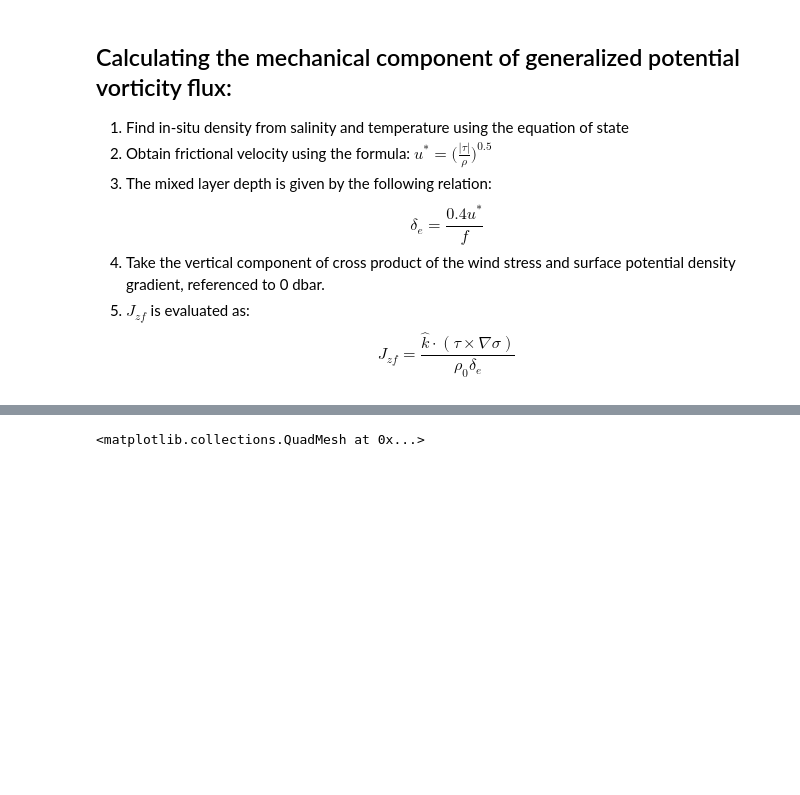
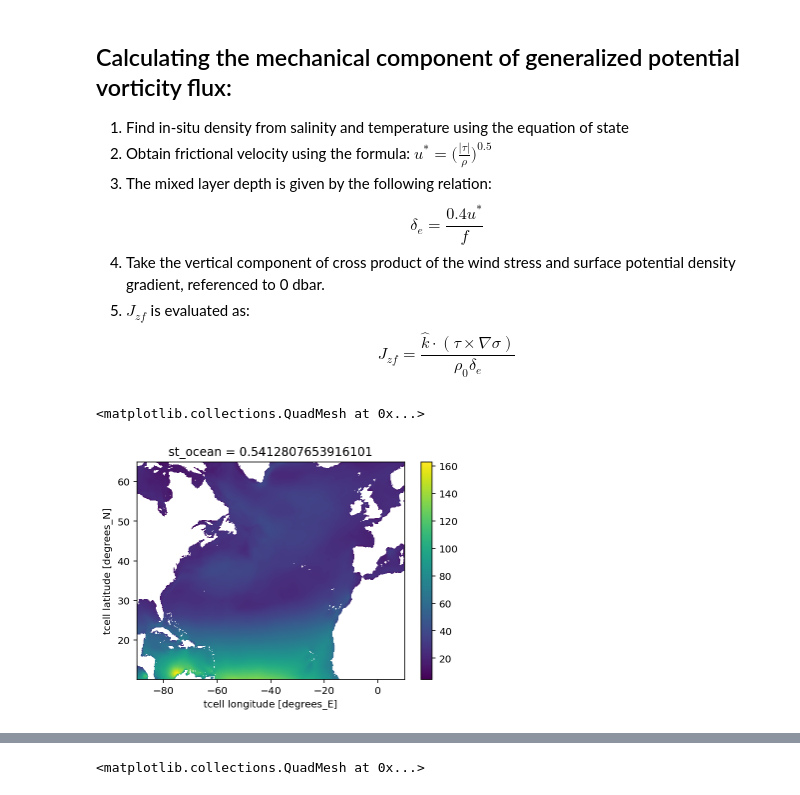
Before and after one commit to dhruvbhagtani/PV_Flux, a Jupyter notebook: Deremble_2013.ipynb, the cells around one changed output, grey strips where cells are left out. Cells and saved outputs as stored; diff of their text form; code cells hidden in the pictures; blank space fills up the shorter version.

```diff
--- a/Deremble_2013.ipynb
+++ b/Deremble_2013.ipynb
@@ -92,6 +92,11 @@ taumag = (tau_x_interp**2 + tau_y_interp**2)**0.5
 abs_tau = abs(taumag)
 ustar = (abs_tau/rho_mat)**0.5
 ELD = 0.4*(ustar/f)
+# %%
+ELD.mean('time').plot()
+# %% [output]
+<matplotlib.collections.QuadMesh at 0x...>
+[figure, added]
 # %%
 #4-5. Cross product and mechanical component of Jzf
 sigma = 26
```
Also changed, not shown: parts of 15 cells of this notebook.
